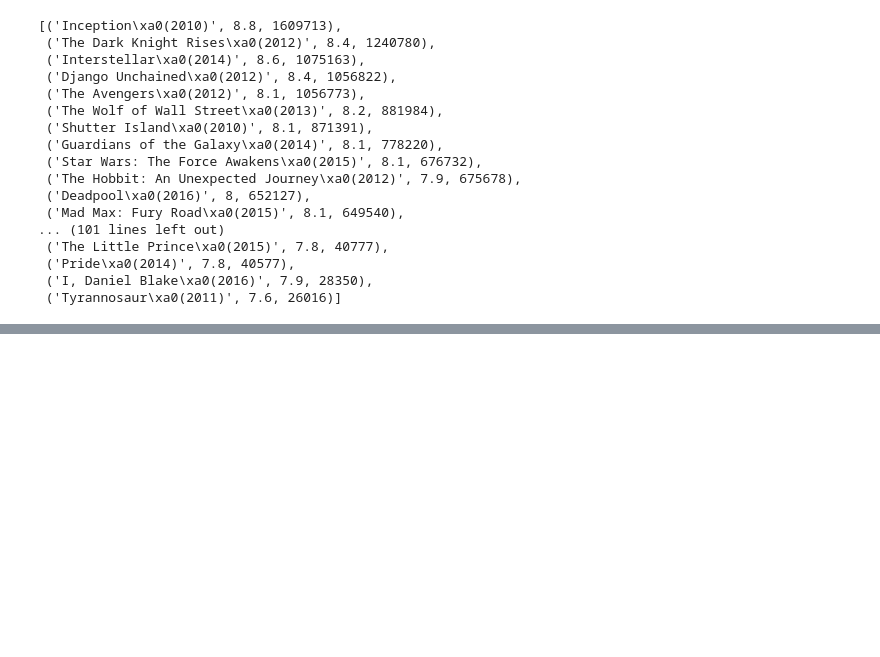
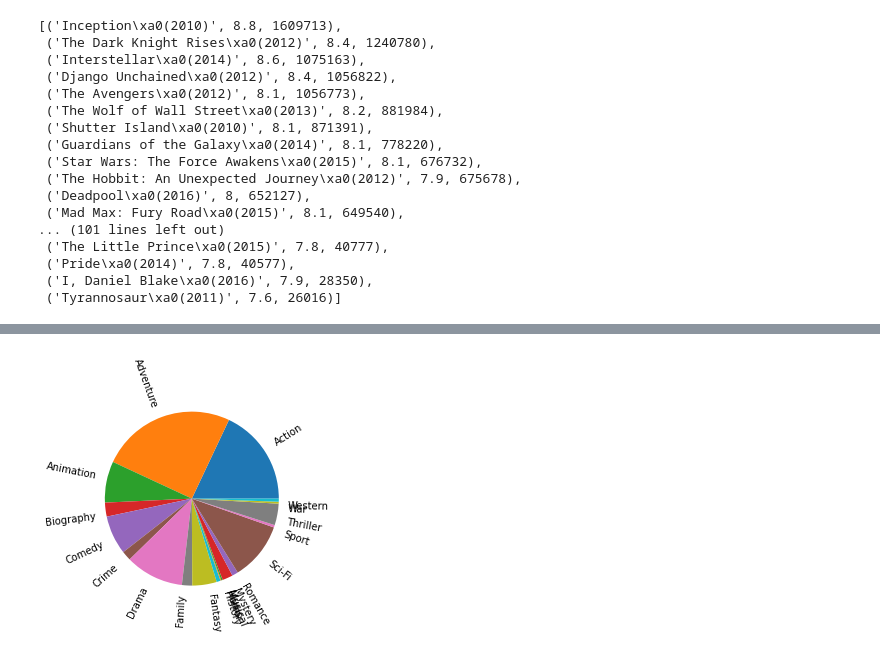
Before and after one commit to chirag-3/IMDB-data-exploratory-data-analysis, a Jupyter notebook: IMDB Exploratory Data Analysis.ipynb, the cells around one changed output, grey strips where cells are left out. Drawn from its saved outputs; the diff is of its cells as text; code cells hidden in the pictures; blank space fills up the shorter version.

Commit message:
highest profit,least budget,year wise best grossing,genre wise budget

```diff
--- a/IMDB Exploratory Data Analysis.ipynb
+++ b/IMDB Exploratory Data Analysis.ipynb
@@ -127,0 +475,4 @@ movie_votes
+# %%
+genre_budget = genre_budget.groupby(['genre'])['Budget'].sum()
+# %%
+genre_budget = pd.DataFrame(genre_budget)
@@ -127,0 +500,2 @@ movie_votes
+# %%
+genre_budget = genre_budget.iloc[2:,:]
@@ -127,0 +508,6 @@ movie_votes
+# %%
+l = len(genre_budget)
+genre_budget.loc[:,'Budget'] = (genre_budget.loc[:,'Budget']/sum(genre_budget.loc[:,'Budget']))*100
+for i in range(l):
+#     print(i)
+    print(genre_budget.index[i],round(genre_budget.iloc[i,0],2))#,genre_budget.iloc[i,1])
@@ -127,0 +542,5 @@ movie_votes
+# %%
+plt.pie(genre_budget.loc[:,'Budget'],labels=genre_budget.index,rotatelabels=True)
+plt.show()
+# %% [output]
+[figure, added]
```
Also changed, not shown: parts of 52 cells of this notebook.
